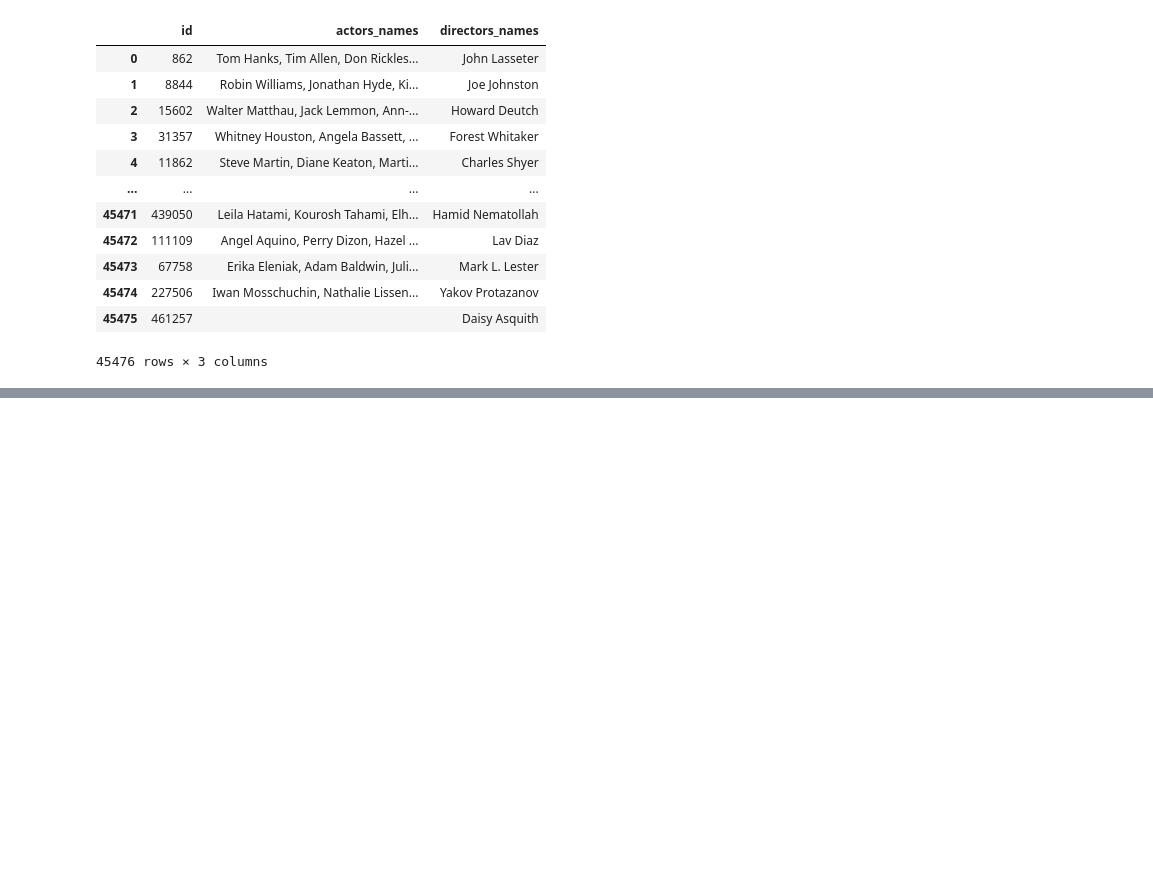
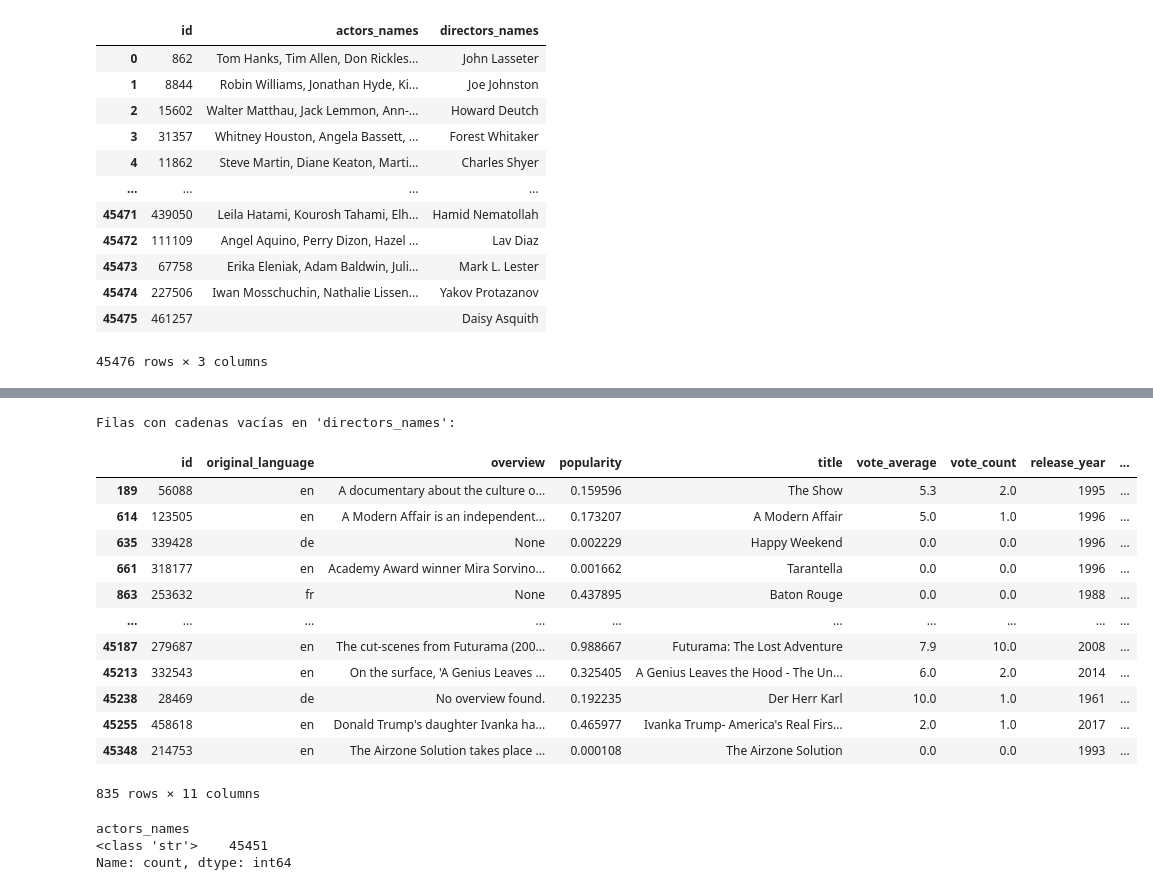
Before and after one commit to JulietaTrimarchi/primer-proyecto, a Jupyter notebook: EDA_modelo.ipynb, the cells around one changed output, grey strips where cells are left out. Cells and saved outputs as stored; diff of their text form; code cells hidden in the pictures; blank space fills up the shorter version.

```diff
--- a/EDA_modelo.ipynb
+++ b/EDA_modelo.ipynb
@@ -72,0 +424,35 @@ data_total
+# %%
+# Utilizaré la misma funcion creada anteriormente para identificar nulos
+
+# Creo una máscara booleana para filas con cadenas vacías
+empty_string_mask = data_total['directors_names'].apply(is_empty_string)
+
+# Filtro las filas con cadenas vacías
+rows_with_empty_strings = data_total[empty_string_mask]
+
+# Muestro las filas con cadenas vacías
+print("Filas con cadenas vacías en 'directors_names':")
+rows_with_empty_strings
+# %% [output]
+Filas con cadenas vacías en 'directors_names':
+|  | id | original_language | overview | popularity | title | vote_average | vote_count | release_year | ... |
+| 189 | 56088 | en | A documentary about the culture o... | 0.159596 | The Show | 5.3 | 2.0 | 1995 | ... |
+| 614 | 123505 | en | A Modern Affair is an independent... | 0.173207 | A Modern Affair | 5.0 | 1.0 | 1996 | ... |
+| 635 | 339428 | de | None | 0.002229 | Happy Weekend | 0.0 | 0.0 | 1996 | ... |
+| 661 | 318177 | en | Academy Award winner Mira Sorvino... | 0.001662 | Tarantella | 0.0 | 0.0 | 1996 | ... |
+| 863 | 253632 | fr | None | 0.437895 | Baton Rouge | 0.0 | 0.0 | 1988 | ... |
+| ... | ... | ... | ... | ... | ... | ... | ... | ... | ... |
+| 45187 | 279687 | en | The cut-scenes from Futurama (200... | 0.988667 | Futurama: The Lost Adventure | 7.9 | 10.0 | 2008 | ... |
+| 45213 | 332543 | en | On the surface, 'A Genius Leaves ... | 0.325405 | A Genius Leaves the Hood - The Un... | 6.0 | 2.0 | 2014 | ... |
+| 45238 | 28469 | de | No overview found. | 0.192235 | Der Herr Karl | 10.0 | 1.0 | 1961 | ... |
+| 45255 | 458618 | en | Donald Trump's daughter Ivanka ha... | 0.465977 | Ivanka Trump- America's Real Firs... | 2.0 | 1.0 | 2017 | ... |
+| 45348 | 214753 | en | The Airzone Solution takes place ... | 0.000108 | The Airzone Solution | 0.0 | 0.0 | 1993 | ... |
+835 rows × 11 columns
+# %%
+# Columna 'actors_names'
+# Tipo de datos
+print(data_total['actors_names'].apply(type).value_counts())
+# %% [output]
+actors_names
+<class 'str'>    45451
+Name: count, dtype: int64
```
Also changed, not shown: parts of 15 cells of this notebook.
